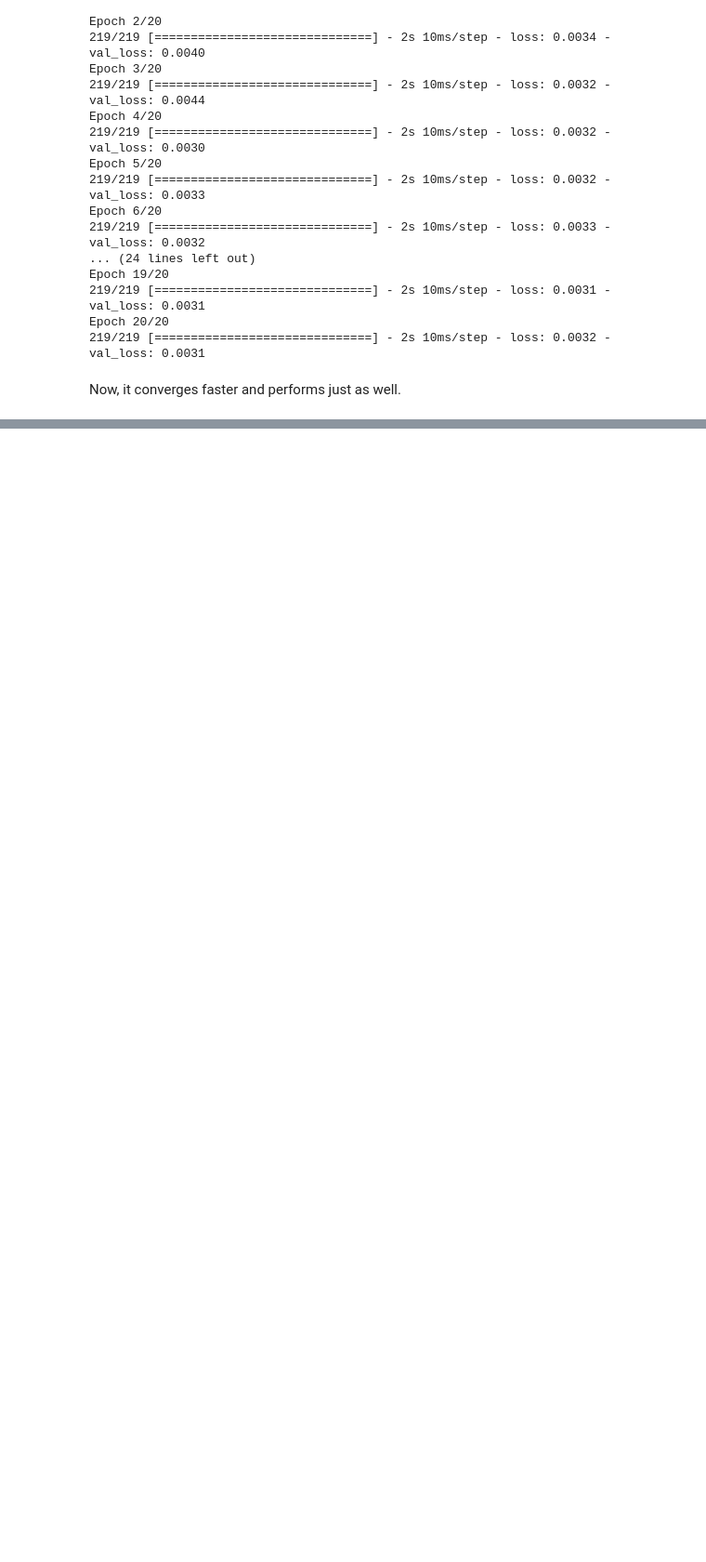
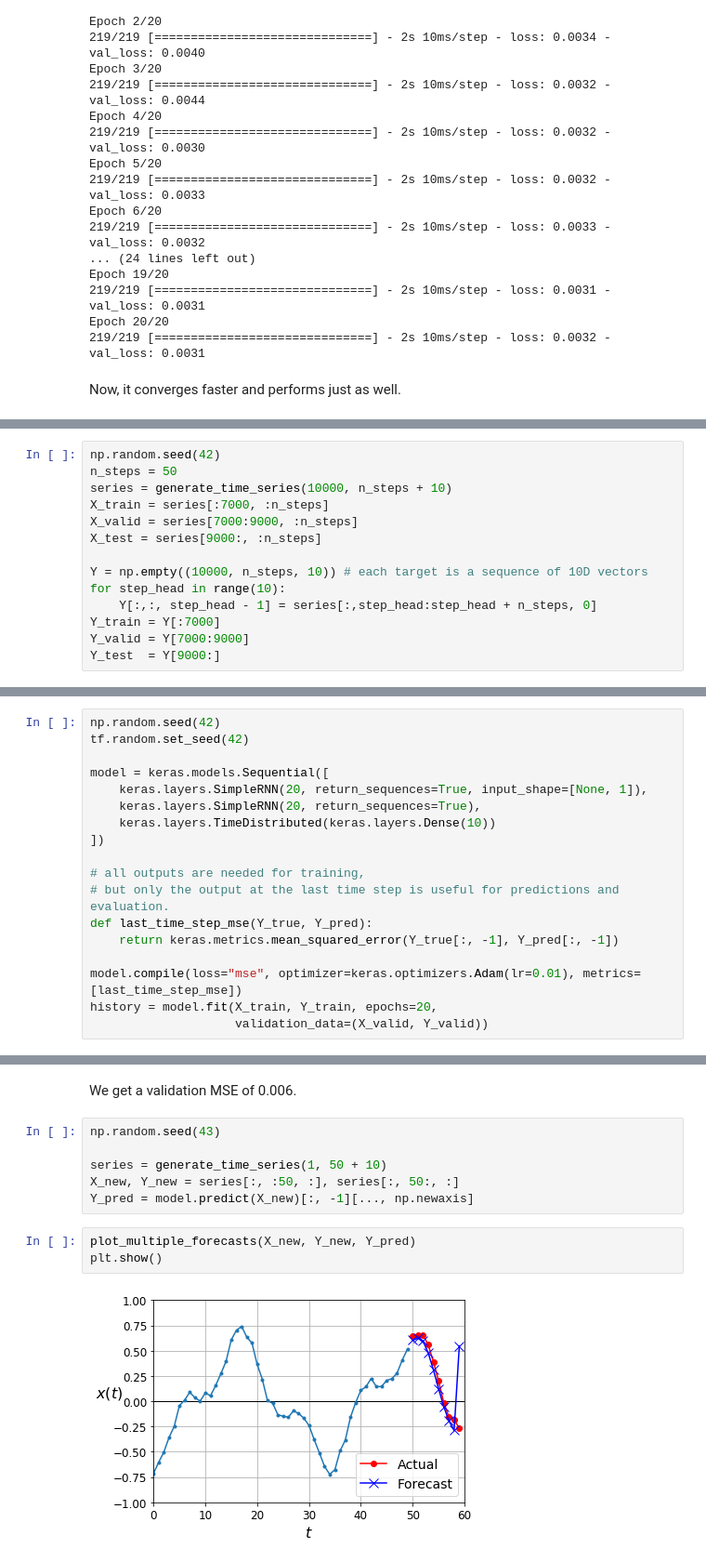
Before and after one commit to sankalptambe/processing-sequences-using-rnn-and-cnn, a Jupyter notebook: processing_sequences_using_rnn_and_cnn.ipynb, the cells around one changed output, grey strips where cells are left out. Shown at 93% size. Saved outputs shown, nothing was run; the diff lists cells and outputs as text; blank space fills up the shorter version.

```diff
--- a/processing_sequences_using_rnn_and_cnn.ipynb
+++ b/processing_sequences_using_rnn_and_cnn.ipynb
@@ -289,0 +378,14 @@ Now, it converges faster and performs just as well.
+# %%
+np.random.seed(42)
+n_steps = 50
+series = generate_time_series(10000, n_steps + 10)
+X_train = series[:7000, :n_steps]
+X_valid = series[7000:9000, :n_steps]
+X_test = series[9000:, :n_steps]
+
+Y = np.empty((10000, n_steps, 10)) # each target is a sequence of 10D vectors
+for step_head in range(10):
+    Y[:,:, step_head - 1] = series[:,step_head:step_head + n_steps, 0]
+Y_train = Y[:7000]
+Y_valid = Y[7000:9000]
+Y_test  = Y[9000:]
@@ -289,0 +396,18 @@ Now, it converges faster and performs just as well.
+# %%
+np.random.seed(42)
+tf.random.set_seed(42)
+
+model = keras.models.Sequential([
+    keras.layers.SimpleRNN(20, return_sequences=True, input_shape=[None, 1]),
+    keras.layers.SimpleRNN(20, return_sequences=True),
+    keras.layers.TimeDistributed(keras.layers.Dense(10))
+])
+
+# all outputs are needed for training,
+# but only the output at the last time step is useful for predictions and evaluation.
+def last_time_step_mse(Y_true, Y_pred):
+    return keras.metrics.mean_squared_error(Y_true[:, -1], Y_pred[:, -1])
+
+model.compile(loss="mse", optimizer=keras.optimizers.Adam(lr=0.01), metrics=[last_time_step_mse])
+history = model.fit(X_train, Y_train, epochs=20,
+                    validation_data=(X_valid, Y_valid))
@@ -289,0 +432,13 @@ Now, it converges faster and performs just as well.
+# %% [markdown]
+We get a validation MSE of 0.006.
+# %%
+np.random.seed(43)
+
+series = generate_time_series(1, 50 + 10)
+X_new, Y_new = series[:, :50, :], series[:, 50:, :]
+Y_pred = model.predict(X_new)[:, -1][..., np.newaxis]
+# %%
+plot_multiple_forecasts(X_new, Y_new, Y_pred)
+plt.show()
+# %% [output]
+[figure, added]
```
Also changed, not shown: parts of 20 cells of this notebook, 1 other file.
